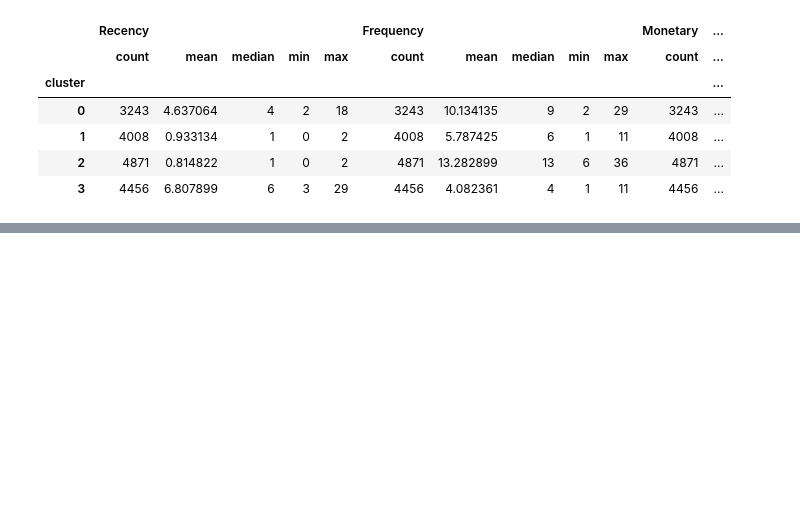
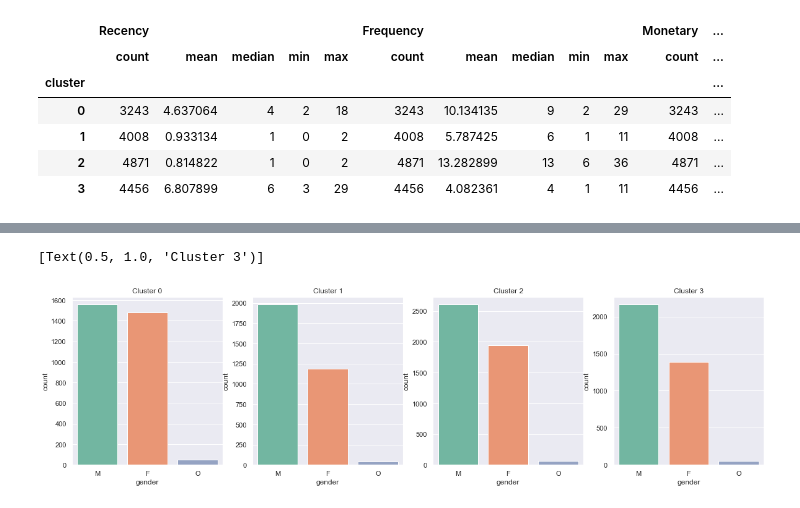
Before and after one commit to Arjunar92/Starbucks_Customer_Segmentation_Project, a Jupyter notebook: Starbucks_Capstone_Data_Exploration.ipynb, the cells around one changed output, grey strips where cells are left out. Drawn from its saved outputs; the diff is of its cells as text; code cells hidden in the pictures; blank space fills up the shorter version.

```diff
--- a/Starbucks_Capstone_Data_Exploration.ipynb
+++ b/Starbucks_Capstone_Data_Exploration.ipynb
@@ -732,0 +754,29 @@ rfm_df
+# %%
+#Group the age ranges
+sns.set_palette(sns.color_palette('Set2'))
+
+profile_analysis_c0 = profile_analysis[profile_analysis['cluster']==0]
+profile_analysis_c1 = profile_analysis[profile_analysis['cluster']==1]
+profile_analysis_c2 = profile_analysis[profile_analysis['cluster']==2]
+profile_analysis_c3 = profile_analysis[profile_analysis['cluster']==3]
+
+
+fig, axs = plt.subplots(ncols=4, figsize=(20, 5))
+
+
+
+#ax = sns.countplot(x='gender',data=profile_analysis_c0, ax = axs[0])
+ax = sns.countplot(x= profile_analysis_c0['gender'], order = profile_analysis_c0['gender'].value_counts().index , ax= axs[0])
+ax.set(title = 'Cluster 0')
+
+ax = sns.countplot(x= profile_analysis_c1['gender'], order = profile_analysis_c1['gender'].value_counts().index , ax= axs[1])
+ax.set(title = 'Cluster 1')
+
+ax = sns.countplot(x= profile_analysis_c2['gender'], order = profile_analysis_c2['gender'].value_counts().index , ax= axs[2])
+ax.set(title = 'Cluster 2')
+
+ax = sns.countplot(x= profile_analysis_c3['gender'], order = profile_analysis_c3['gender'].value_counts().index , ax= axs[3])
+ax.set(title = 'Cluster 3')
+# %% [output]
+[Text(0.5, 1.0, 'Cluster 3')]
+[figure, added]
```
Also changed, not shown: parts of 18 cells of this notebook.
